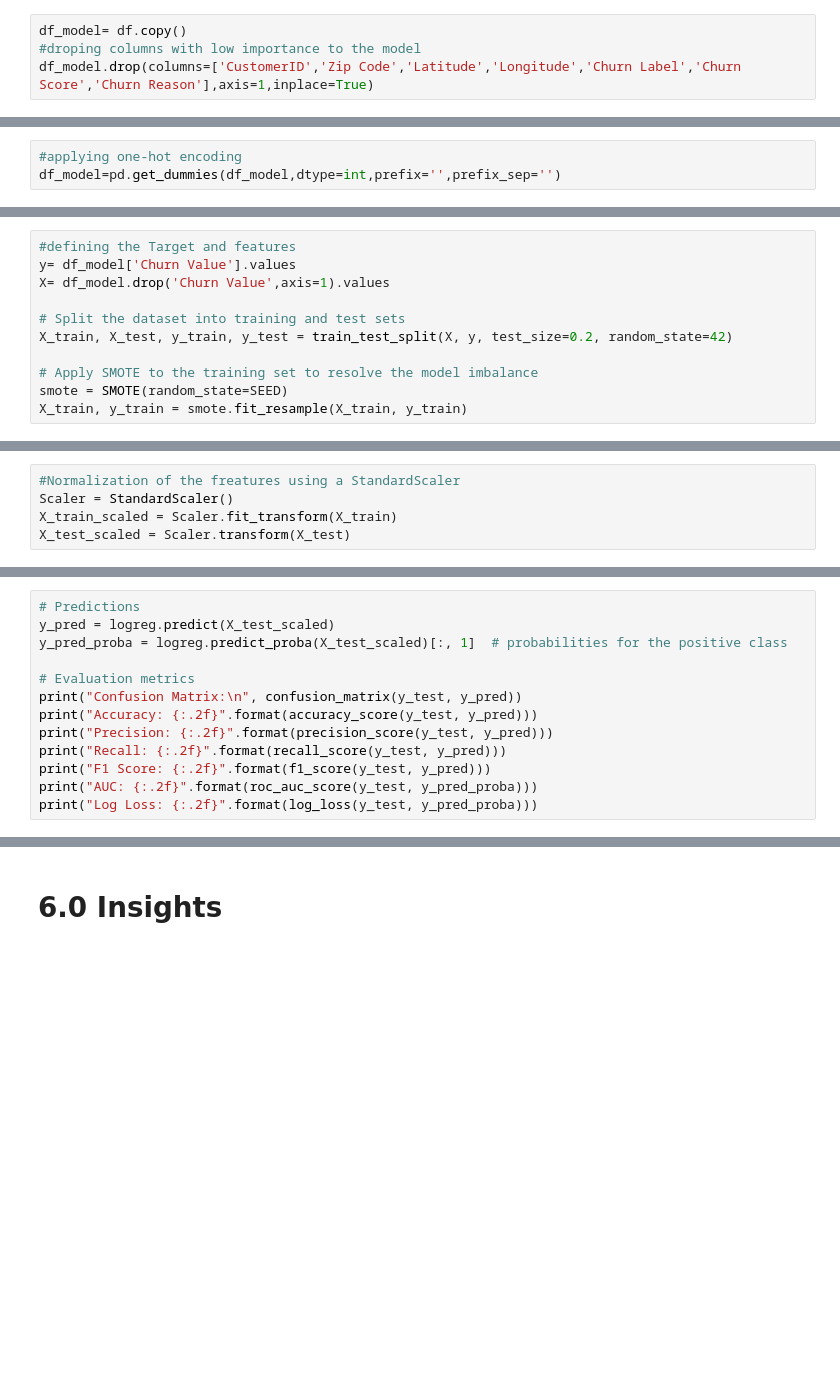
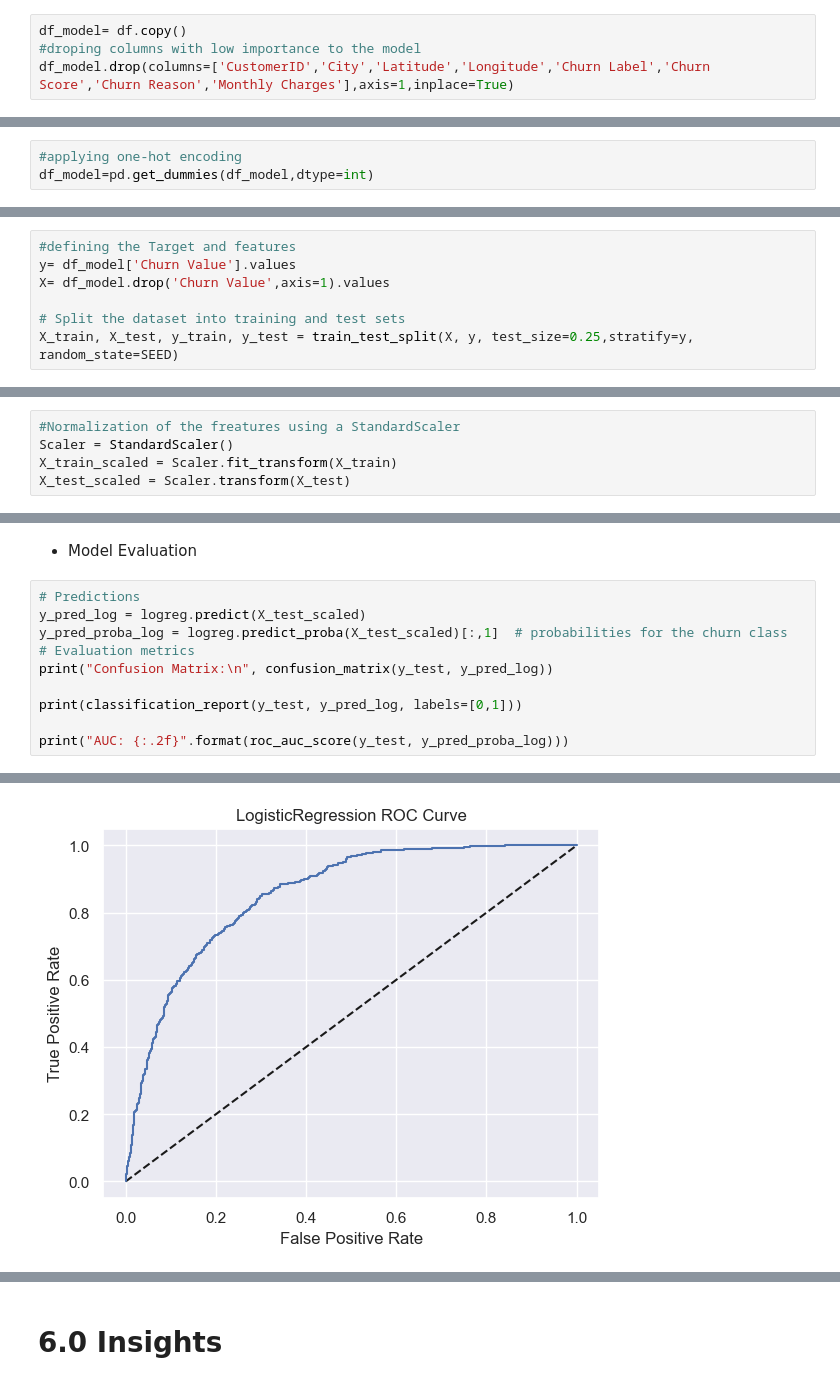
Before and after one commit to SaliuA/Customer_churn_prediction, a Jupyter notebook: notebook .ipynb, the cells around one changed output, grey strips where cells are left out. Cells and saved outputs as stored; diff of their text form; blank space fills up the shorter version.

```diff
--- a/notebook .ipynb
+++ b/notebook .ipynb
@@ -640,4 +656,4 @@ For model evaluation, I am prioritizing the Precision metric because it reduces
 # %%
 df_model= df.copy()
 #droping columns with low importance to the model
-df_model.drop(columns=['CustomerID','Zip Code','Latitude','Longitude','Churn Label','Churn Score','Churn Reason'],axis=1,inplace=True)
+df_model.drop(columns=['CustomerID','City','Latitude','Longitude','Churn Label','Churn Score','Churn Reason','Monthly Charges'],axis=1,inplace=True)
@@ -648,6 +662,6 @@ df_model.drop(columns=['CustomerID','Zip Code','Latitude','Longitude','Churn Lab
 # %%
 #applying one-hot encoding
-df_model=pd.get_dummies(df_model,dtype=int,prefix='',prefix_sep='')
+df_model=pd.get_dummies(df_model,dtype=int)
 # %% [markdown]
 #### Train-Test Split
 # %%
@@ -656,11 +670,7 @@ y= df_model['Churn Value'].values
 X= df_model.drop('Churn Value',axis=1).values
 
 # Split the dataset into training and test sets
-X_train, X_test, y_train, y_test = train_test_split(X, y, test_size=0.2, random_state=42)
-
-# Apply SMOTE to the training set to resolve the model imbalance
-smote = SMOTE(random_state=SEED)
-X_train, y_train = smote.fit_resample(X_train, y_train)
+X_train, X_test, y_train, y_test = train_test_split(X, y, test_size=0.25,stratify=y, random_state=SEED)
 # %% [markdown]
 #### Normalization
 # %%
@@ -678,18 +698,17 @@ logreg=LogisticRegression()
 logreg.fit(X_train_scaled,y_train)
 # %% [output]
 LogisticRegression()
+# %% [markdown]
+- Model Evaluation
 # %%
 # Predictions
-y_pred = logreg.predict(X_test_scaled)
-y_pred_proba = logreg.predict_proba(X_test_scaled)[:, 1]  # probabilities for the positive class
+y_pred_log = logreg.predict(X_test_scaled)
+y_pred_proba_log = logreg.predict_proba(X_test_scaled)[:,1]  # probabilities for the churn class
+# Evaluation metrics
+print("Confusion Matrix:\n", confusion_matrix(y_test, y_pred_log))
 
-# Evaluation metrics
-print("Confusion Matrix:\n", confusion_matrix(y_test, y_pred))
-print("Accuracy: {:.2f}".format(accuracy_score(y_test, y_pred)))
-print("Precision: {:.2f}".format(precision_score(y_test, y_pred)))
-print("Recall: {:.2f}".format(recall_score(y_test, y_pred)))
-print("F1 Score: {:.2f}".format(f1_score(y_test, y_pred)))
-print("AUC: {:.2f}".format(roc_auc_score(y_test, y_pred_proba)))
-print("Log Loss: {:.2f}".format(log_loss(y_test, y_pred_proba)))
+print(classification_report(y_test, y_pred_log, labels=[0,1]))
+
+print("AUC: {:.2f}".format(roc_auc_score(y_test, y_pred_proba_log)))
 # %% [output]
 Confusion Matrix:
@@ -703,0 +727 @@ Log Loss: 1.20
+[figure, added]
```
Also changed, not shown: parts of 27 cells of this notebook, 1 other file.
